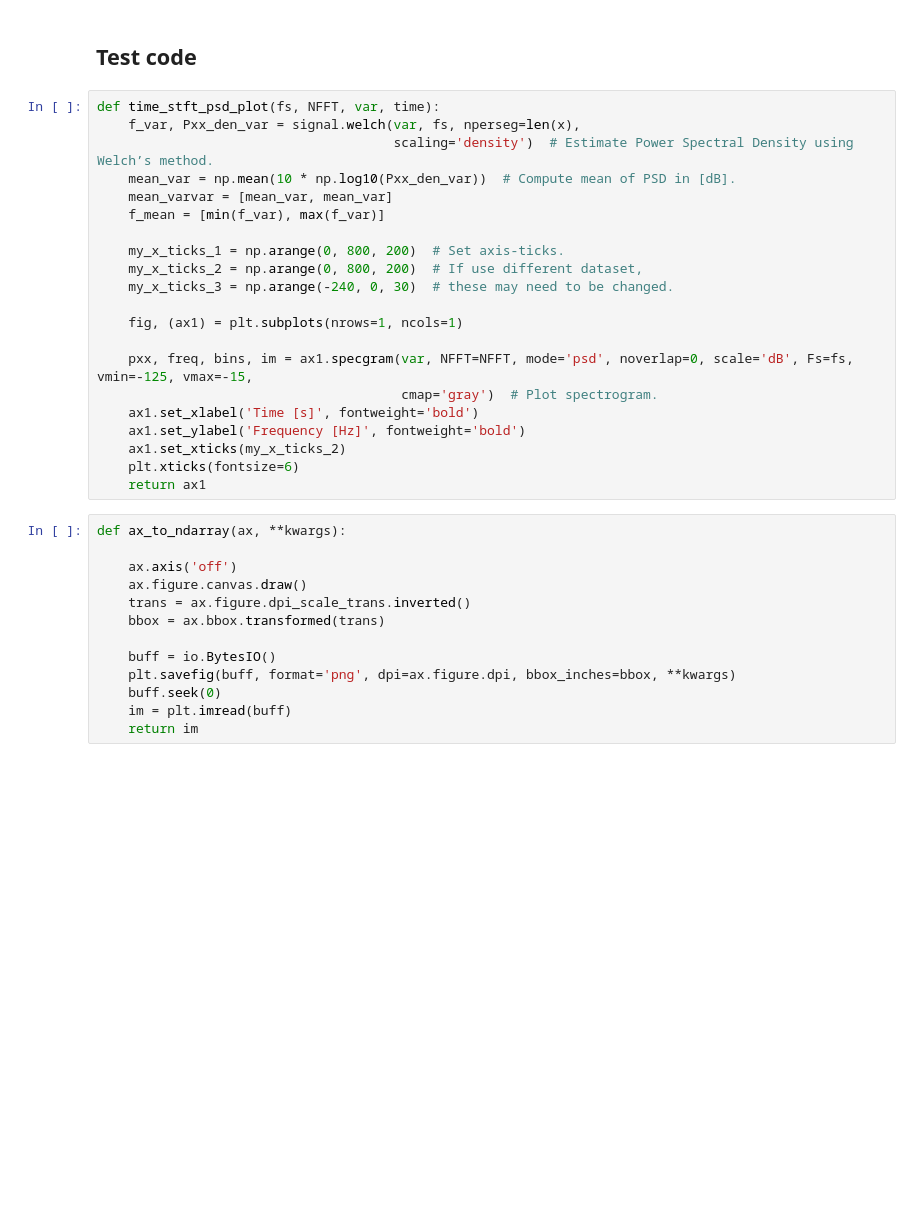
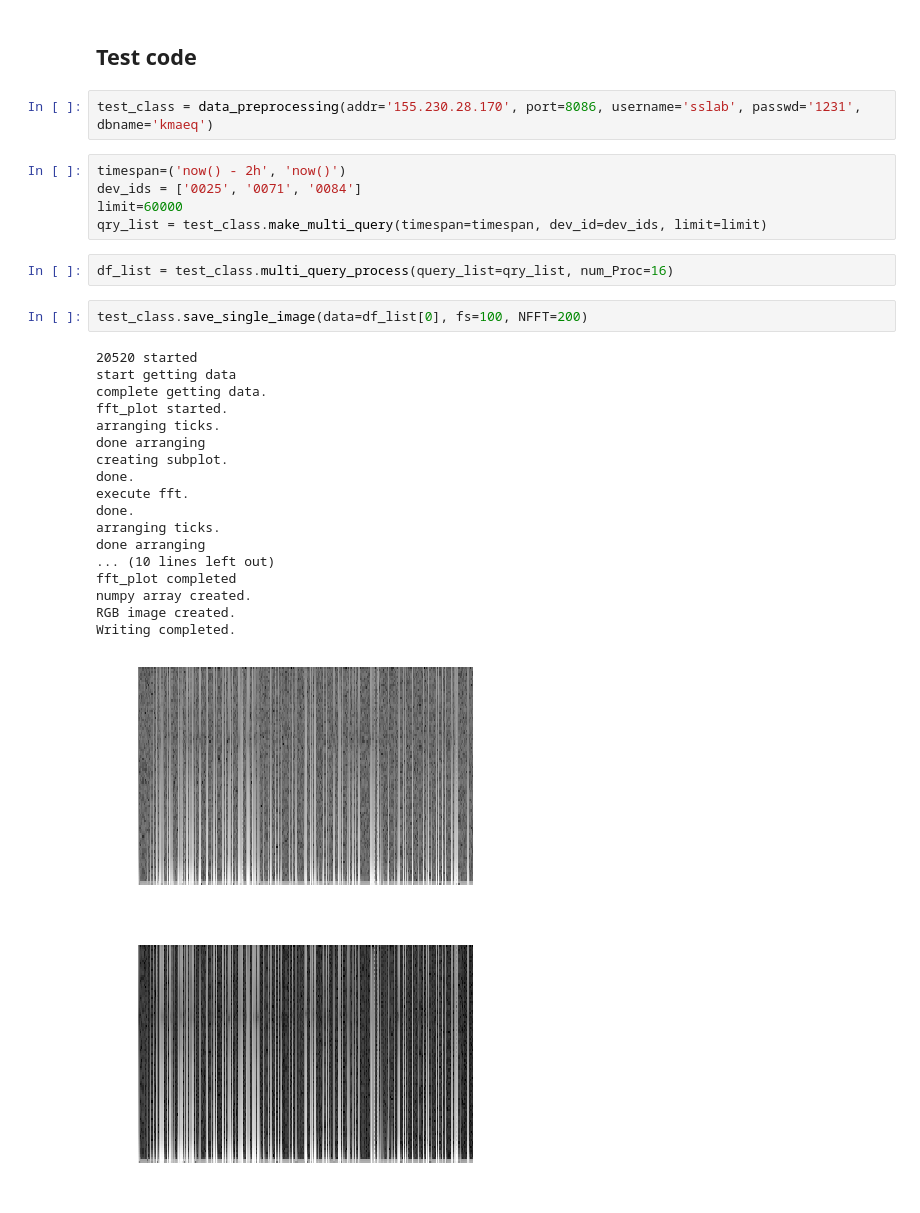
Before and after one commit to JW1031/CDP2-2019S-01team, a Jupyter notebook: src/xyztoRGB.ipynb, the cells around one changed output. Cells and saved outputs as stored; diff of their text form; blank space fills up the shorter version.

Commit message:
datapreprocessing has more methods. Saving Image, Creating querylist, and send query with multi-quer. Also some error handling logics added.

```diff
--- a/src/xyztoRGB.ipynb
+++ b/src/xyztoRGB.ipynb
@@ -146,36 +249,33 @@ class data_preprocessing():
 # %% [markdown]
 ## Test code
-# %%
-def time_stft_psd_plot(fs, NFFT, var, time):
-    f_var, Pxx_den_var = signal.welch(var, fs, nperseg=len(x),
-                                      scaling='density')  # Estimate Power Spectral Density using Welch’s method.
-    mean_var = np.mean(10 * np.log10(Pxx_den_var))  # Compute mean of PSD in [dB].
-    mean_varvar = [mean_var, mean_var]
-    f_mean = [min(f_var), max(f_var)]
-
-    my_x_ticks_1 = np.arange(0, 800, 200)  # Set axis-ticks.
-    my_x_ticks_2 = np.arange(0, 800, 200)  # If use different dataset,
-    my_x_ticks_3 = np.arange(-240, 0, 30)  # these may need to be changed.
-
-    fig, (ax1) = plt.subplots(nrows=1, ncols=1)
-
-    pxx, freq, bins, im = ax1.specgram(var, NFFT=NFFT, mode='psd', noverlap=0, scale='dB', Fs=fs, vmin=-125, vmax=-15,
-                                       cmap='gray')  # Plot spectrogram.
-    ax1.set_xlabel('Time [s]', fontweight='bold')
-    ax1.set_ylabel('Frequency [Hz]', fontweight='bold')
-    ax1.set_xticks(my_x_ticks_2)
-    plt.xticks(fontsize=6)
-    return ax1
-# %%
-def ax_to_ndarray(ax, **kwargs):
-
-    ax.axis('off')
-    ax.figure.canvas.draw()
-    trans = ax.figure.dpi_scale_trans.inverted()
-    bbox = ax.bbox.transformed(trans)
-
-    buff = io.BytesIO()
-    plt.savefig(buff, format='png', dpi=ax.figure.dpi, bbox_inches=bbox, **kwargs)
-    buff.seek(0)
-    im = plt.imread(buff)
-    return im
+# %%
+test_class = data_preprocessing(addr='155.230.28.170', port=8086, username='sslab', passwd='1231', dbname='kmaeq')
+# %%
+timespan=('now() - 2h', 'now()')
+dev_ids = ['0025', '0071', '0084']
+limit=60000
+qry_list = test_class.make_multi_query(timespan=timespan, dev_id=dev_ids, limit=limit)
+# %%
+df_list = test_class.multi_query_process(query_list=qry_list, num_Proc=16)
+# %%
+test_class.save_single_image(data=df_list[0], fs=100, NFFT=200)
+# %% [output]
+20520 started
+start getting data
+complete getting data.
+fft_plot started.
+arranging ticks.
+done arranging
+creating subplot.
+done.
+execute fft.
+done.
+arranging ticks.
+done arranging
+... (10 lines left out)
+fft_plot completed
+numpy array created.
+RGB image created.
+Writing completed.
+[figure, added]
+[figure, added]
```
Also changed, not shown: parts of 4 cells of this notebook, 1 other file.
